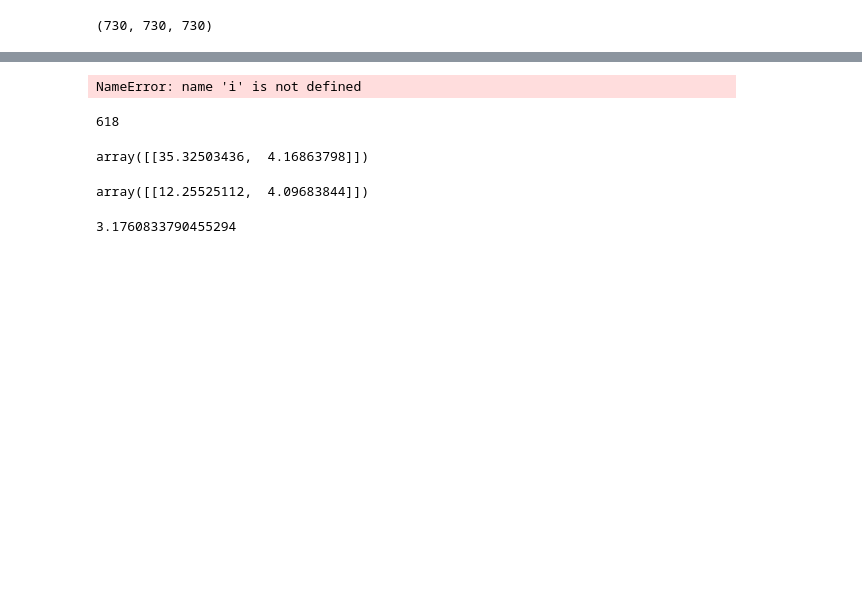
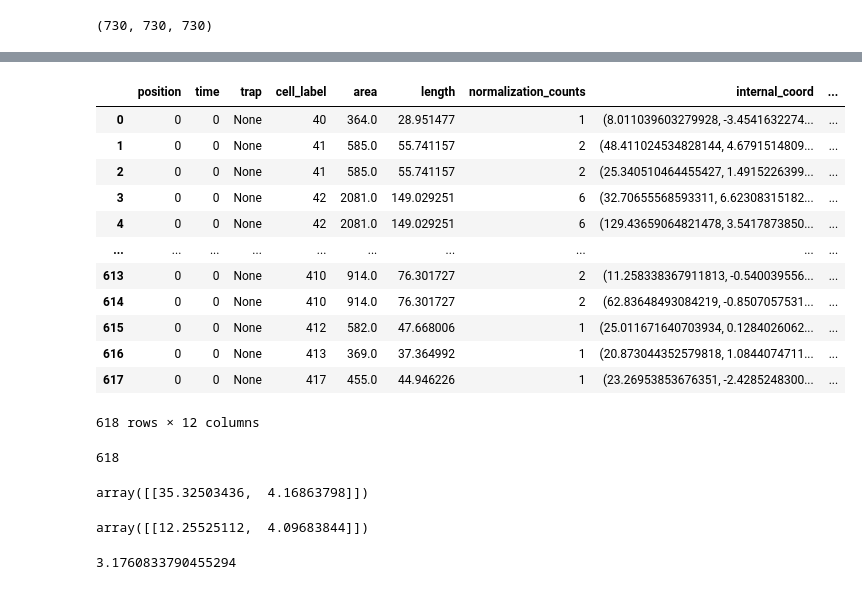
Before and after one commit to karempudi/rtseg, a Jupyter notebook: notebooks/Fork plots.ipynb, the cells around one changed output, grey strips where cells are left out. Drawn from its saved outputs; the diff is of its cells as text; code cells hidden in the pictures; blank space fills up the shorter version.

Commit message:
All processes hooked correcly. Data writes to disk done. visualization is left

```diff
--- a/notebooks/Fork plots.ipynb
+++ b/notebooks/Fork plots.ipynb
@@ -176,7 +154,8 @@ plot_dots(fluor_img, dots_on_raw_img)
 # %% [markdown]
 #### Calculate backbones
 # %%
-cell_mask_label = label(cell_mask_rot)
+#cell_mask_label = label(cell_mask_rot)
+cell_mask_label = np.rot90(cell_mask_label)
 # %%
 plt.figure()
 plt.imshow(cell_mask_label)
@@ -235,6 +207,10 @@ array([  0,   0,   2,   1,   0,   1,   4,   0,   6,   0,   1,   1,   7,
 # %%
 dot_labels = cell_mask_label[x, y]
+# %%
+unique_cell_labels, dot_counts = np.unique(dot_labels, return_counts=True, return_index=False)
 # %%
 len(x), len(y), len(dot_labels)
 # %% [output]
 (730, 730, 730)
+# %%
+dot_idx = np.where(dot_labels == 42)[0]
@@ -240,0 +290,18 @@ len(x), len(y), len(dot_labels)
+# %%
+df = pd.DataFrame(data_to_save)
+# %%
+df
+# %% [output]
+|  | position | time | trap | cell_label | area | length | normalization_counts | internal_coord | ... |
+| 0 | 0 | 0 | None | 40 | 364.0 | 28.951477 | 1 | (8.011039603279928, -3.4541632274... | ... |
+| 1 | 0 | 0 | None | 41 | 585.0 | 55.741157 | 2 | (48.411024534828144, 4.6791514809... | ... |
+| 2 | 0 | 0 | None | 41 | 585.0 | 55.741157 | 2 | (25.340510464455427, 1.4915226399... | ... |
+| 3 | 0 | 0 | None | 42 | 2081.0 | 149.029251 | 6 | (32.70655568593311, 6.62308315182... | ... |
+| 4 | 0 | 0 | None | 42 | 2081.0 | 149.029251 | 6 | (129.43659064821478, 3.5417873850... | ... |
+| ... | ... | ... | ... | ... | ... | ... | ... | ... | ... |
+| 613 | 0 | 0 | None | 410 | 914.0 | 76.301727 | 2 | (11.258338367911813, -0.540039556... | ... |
+| 614 | 0 | 0 | None | 410 | 914.0 | 76.301727 | 2 | (62.83648493084219, -0.8507057531... | ... |
+| 615 | 0 | 0 | None | 412 | 582.0 | 47.668006 | 1 | (25.011671640703934, 0.1284026062... | ... |
+| 616 | 0 | 0 | None | 413 | 369.0 | 37.364992 | 1 | (20.873044352579818, 1.0844074711... | ... |
+| 617 | 0 | 0 | None | 417 | 455.0 | 44.946226 | 1 | (23.26953853676351, -2.4285248300... | ... |
+618 rows × 12 columns
@@ -245,12 +315,12 @@ dots_inside_cells_idx = np.nonzero(dot_labels)[0]
 # each element is the label number of the cell in this array
 cell_labels_for_dots = dot_labels[dots_inside_cells_idx]
 # %%
+i = 41
+dot_x, dot_y = dot_coords_np[dots_inside_cells_idx[i]]
 plt.figure()
 plt.imshow(cell_mask_label == cell_labels_for_dots[i])
 plt.plot(dot_y, dot_x, 'ro')
 plt.show()
-# %% [output]
-NameError: name 'i' is not defined
 # %%
 len(cell_labels_for_dots)
 # %% [output]
```
Also changed, not shown: parts of 17 cells of this notebook, 6 other files.
